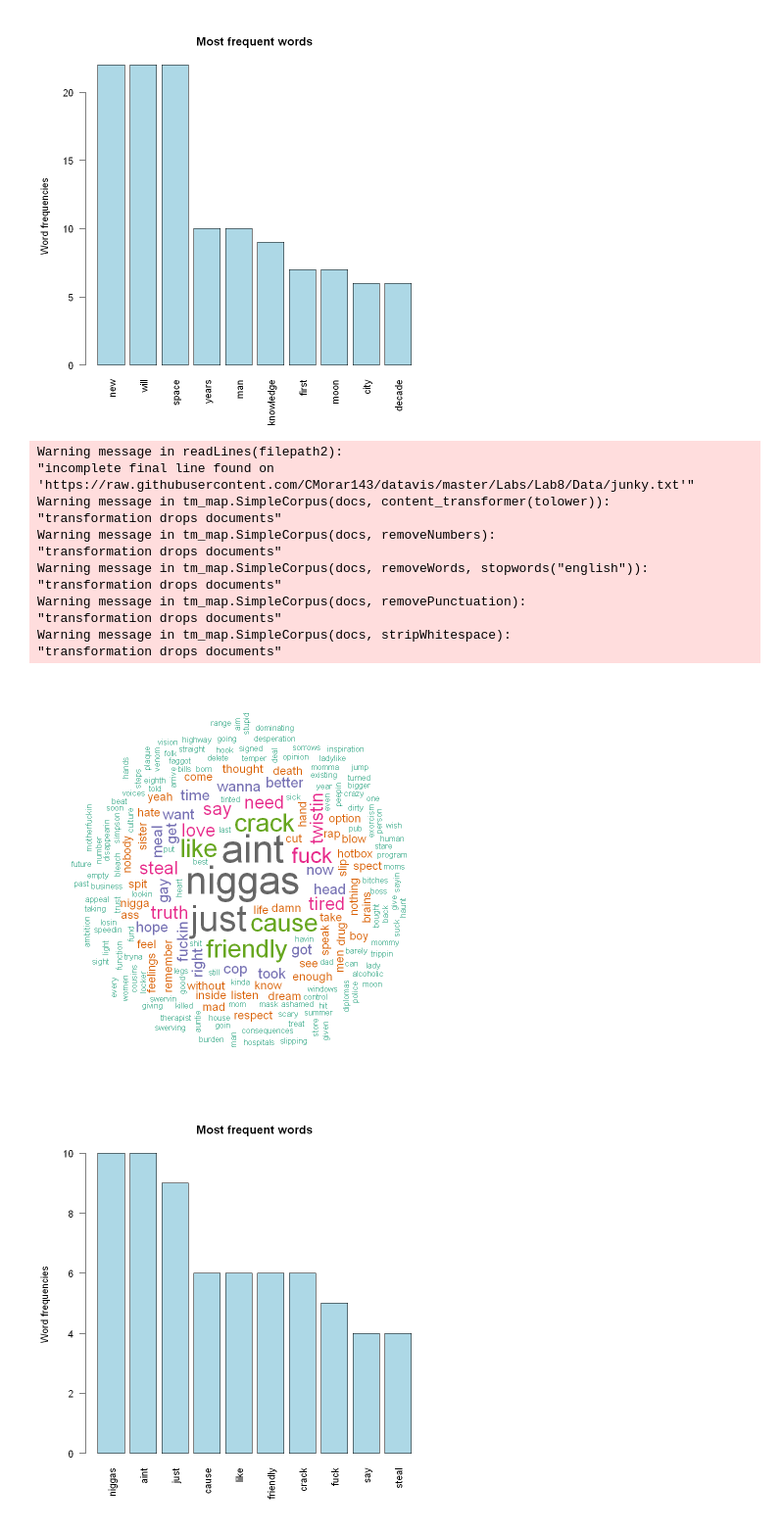
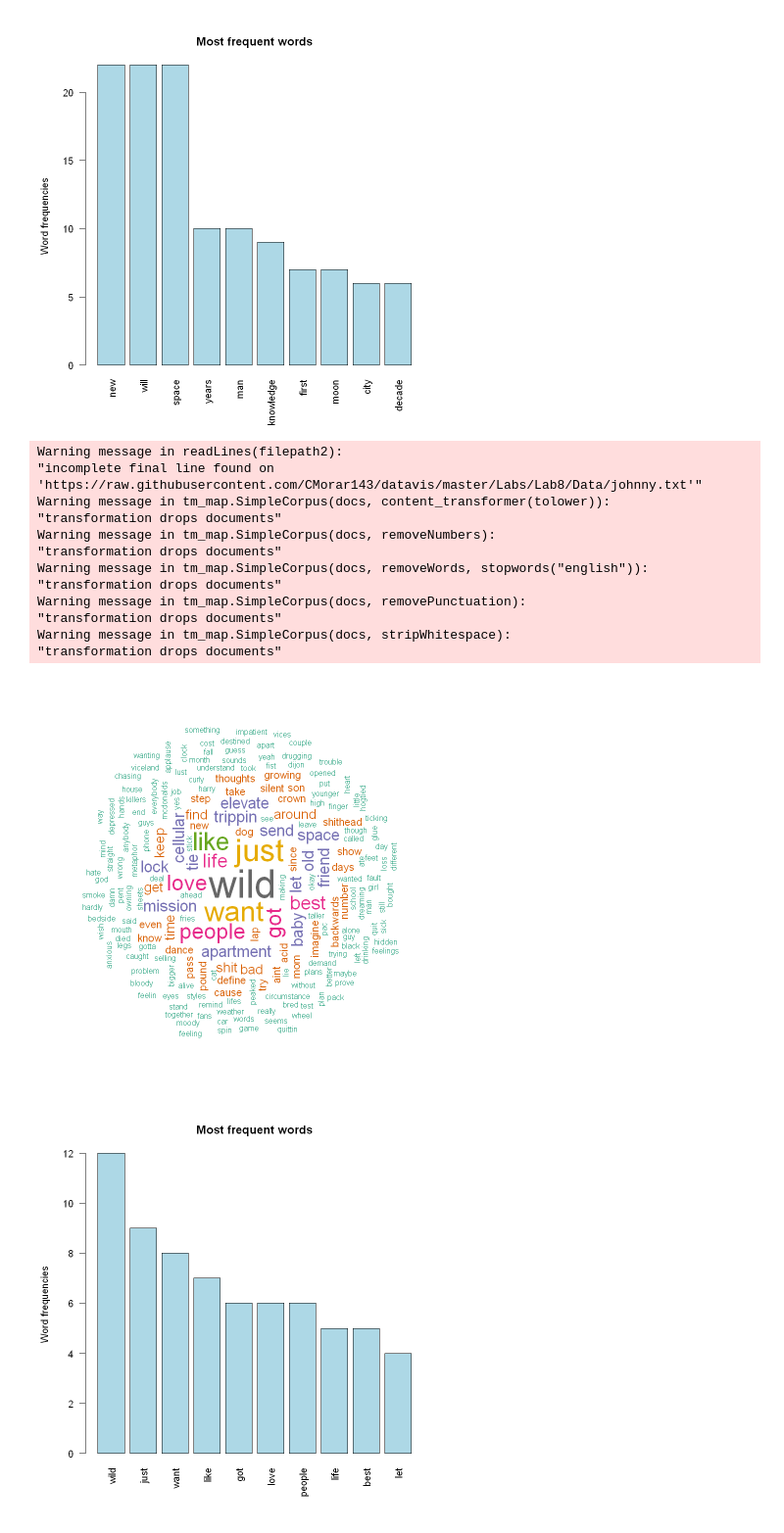
Before and after one commit to CMorar143/datavis, a Jupyter notebook: Labs/Lab8/Lab8.ipynb, the cells around one changed output. Shown: that part at 98% size. Drawn from its saved outputs; the diff is of its cells as text; code cells hidden in the pictures.

```diff
--- a/Labs/Lab8/Lab8.ipynb
+++ b/Labs/Lab8/Lab8.ipynb
@@ -224,22 +222,23 @@ Warning message in tm_map.SimpleCorpus(docs, stripWhitespace):
 [figure]
 # %%
 # Step 2
-filepath2 <- "https://raw.githubusercontent.com/CMorar143/datavis/master/Labs/Lab8/Data/junky.txt"
-# file_name <-
+# Johnny lyrics Source: LyricFind
+filepath2 <- "https://raw.githubusercontent.com/CMorar143/datavis/master/Labs/Lab8/Data/johnny.txt"
 
+# Step 3
 produce_cloud(readLines(filepath2))
 # %% [output]
 Warning message in readLines(filepath2):
-"incomplete final line found on 'https://raw.githubusercontent.com/CMorar143/datavis/master/Labs/Lab8/Data/junky.txt'"
+"incomplete final line found on 'https://raw.githubusercontent.com/CMorar143/datavis/master/Labs/Lab8/Data/johnny.txt'"
 Warning message in tm_map.SimpleCorpus(docs, content_transformer(tolower)):
 "transformation drops documents"
 Warning message in tm_map.SimpleCorpus(docs, removeNumbers):
 "transformation drops documents"
 Warning message in tm_map.SimpleCorpus(docs, removeWords, stopwords("english")):
 "transformation drops documents"
 Warning message in tm_map.SimpleCorpus(docs, removePunctuation):
 "transformation drops documents"
 Warning message in tm_map.SimpleCorpus(docs, stripWhitespace):
 "transformation drops documents"
-[figure, old version]
+[figure, new version]
-[figure, old version]
+[figure, new version]
```
Also changed, not shown: parts of 5 cells of this notebook, 6 other files.
